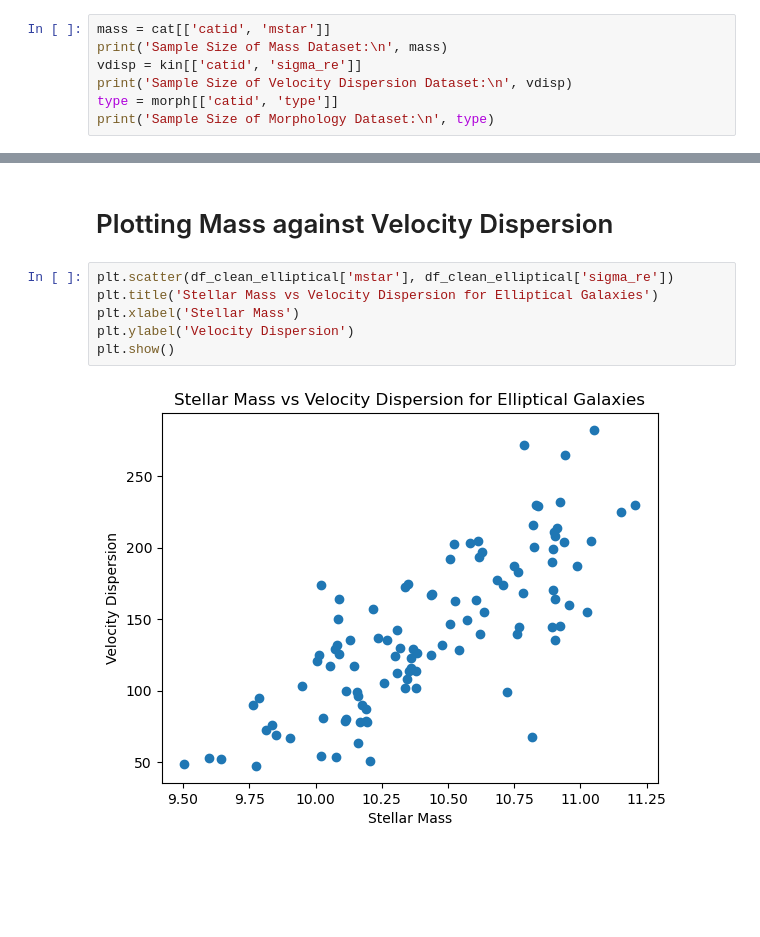
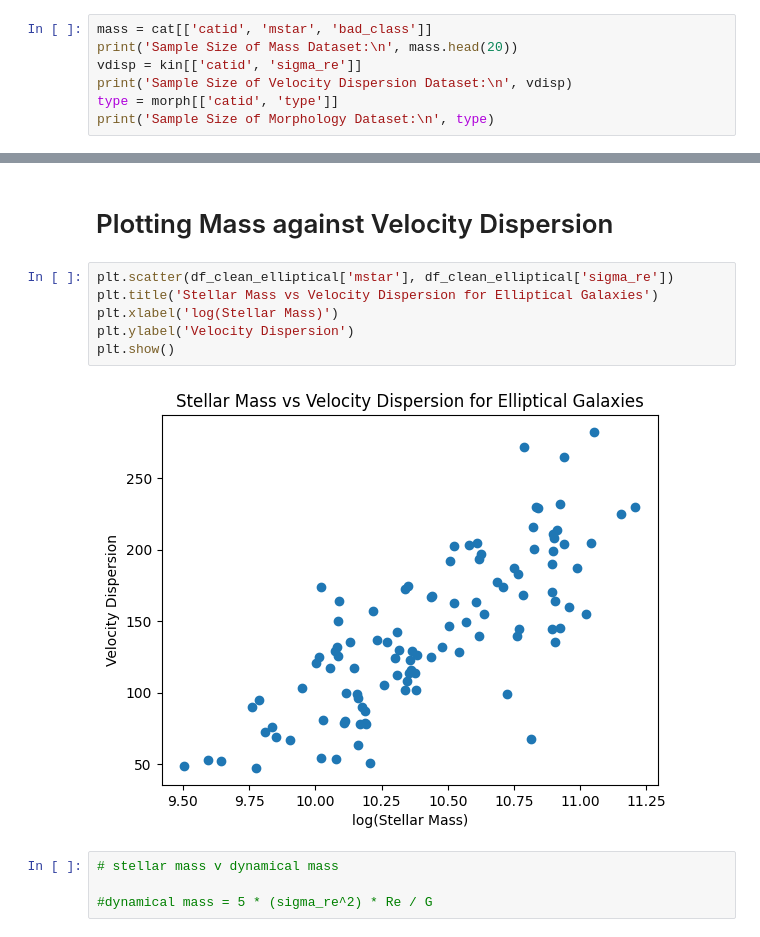
Before and after one commit to td522285/Group-7-Coding-Assignment, a Jupyter notebook: MassvVelocityDispersion.ipynb, the cells around one changed output, grey strips where cells are left out. Drawn from its saved outputs; the diff is of its cells as text; blank space fills up the shorter version.

```diff
--- a/MassvVelocityDispersion.ipynb
+++ b/MassvVelocityDispersion.ipynb
@@ -38,8 +38,8 @@ Index(['Unnamed: 0', 'cubeid', 'cubeidpub', 'cubename', 'catid', 'pa_stelkin',
 Sample Size of SAMI Visual Morphology Dataset: 3068
 Index(['Unnamed: 0', 'catid', 'type'], dtype='object')
 # %%
-mass = cat[['catid', 'mstar']]
-print('Sample Size of Mass Dataset:\n', mass)
+mass = cat[['catid', 'mstar', 'bad_class']]
+print('Sample Size of Mass Dataset:\n', mass.head(20))
 vdisp = kin[['catid', 'sigma_re']]
 print('Sample Size of Velocity Dispersion Dataset:\n', vdisp)
 type = morph[['catid', 'type']]
@@ -142,8 +144,12 @@ Cleaned Data Set 107
 # %%
 plt.scatter(df_clean_elliptical['mstar'], df_clean_elliptical['sigma_re'])
 plt.title('Stellar Mass vs Velocity Dispersion for Elliptical Galaxies')
-plt.xlabel('Stellar Mass')
+plt.xlabel('log(Stellar Mass)')
 plt.ylabel('Velocity Dispersion')
 plt.show()
 # %% [output]
-[figure, old version]
+[figure, new version]
+# %%
+# stellar mass v dynamical mass
+
+#dynamical mass = 5 * (sigma_re^2) * Re / G
```
Also changed, not shown: parts of 4 cells of this notebook.
